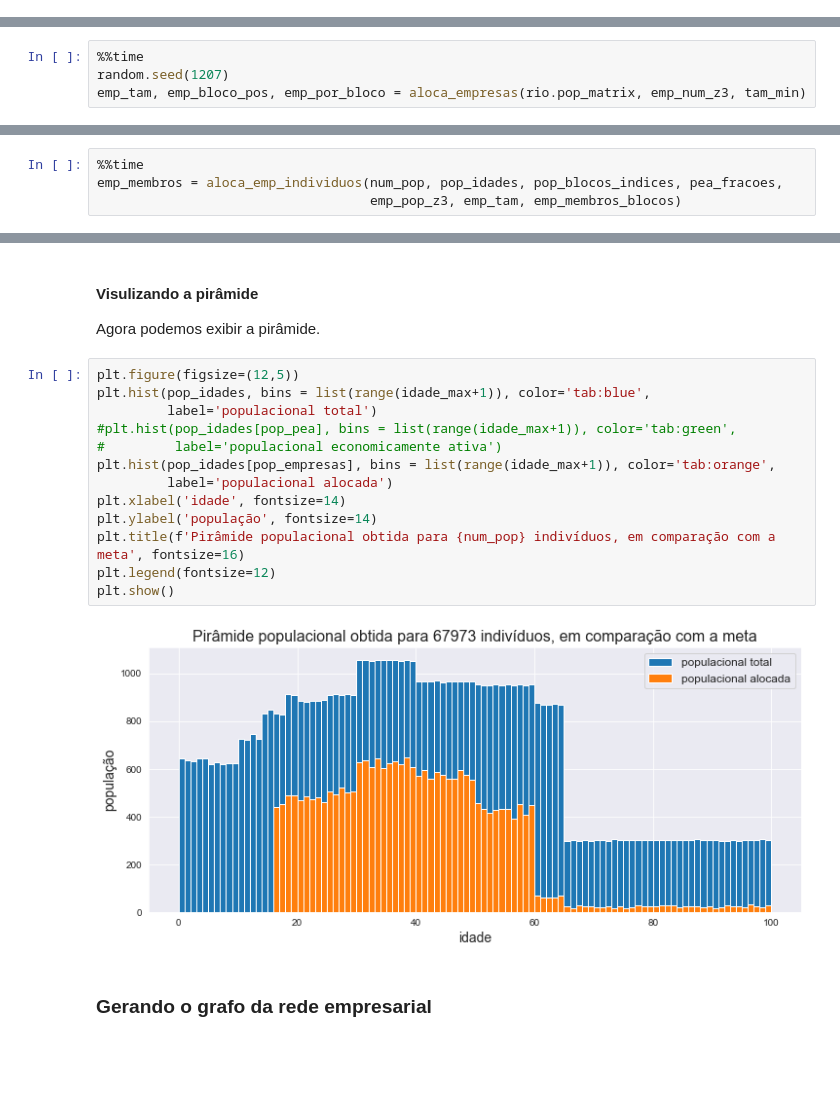
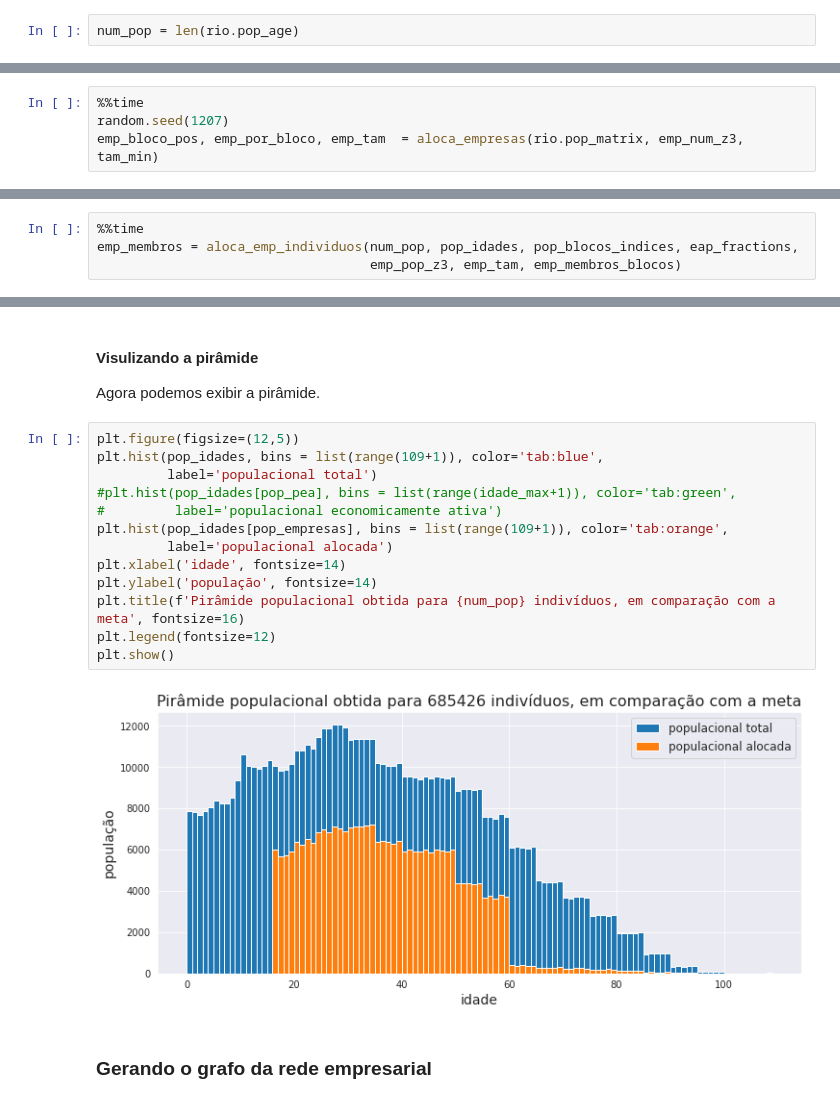
Before and after one commit to ModSiming/EpiSiming, a Jupyter notebook: notebooks/01.08-Rede_Empresas.ipynb, the cells around one changed output, grey strips where cells are left out. Drawn from its saved outputs; the diff is of its cells as text; blank space fills up the shorter version.

```diff
--- a/notebooks/01.08-Rede_Empresas.ipynb
+++ b/notebooks/01.08-Rede_Empresas.ipynb
@@ -302,3 +328,5 @@ Verificar Link
 | 30 to 49 | 47% |
 | 50 to 59 | 16% |
 | 60 + | 8% |
+# %%
+num_pop = len(rio.pop_age)
@@ -622,3 +634,7 @@ def aloca_empresas(pop_por_bloco, emp_num_z3, tam_min):
         emp_por_bloco[loc // 83, loc % 83] += 1
 
     return emp_bloco_pos, emp_por_bloco, emp_tam
+# %%
+%%time
+random.seed(1207)
+emp_bloco_pos, emp_por_bloco, emp_tam  = aloca_empresas(rio.pop_matrix, emp_num_z3, tam_min)
@@ -632,4 +650,0 @@ plt.colorbar()
-# %%
-%%time
-random.seed(1207)
-emp_tam, emp_bloco_pos, emp_por_bloco = aloca_empresas(rio.pop_matrix, emp_num_z3, tam_min)
@@ -894,6 +900,6 @@ def aloca_emp_individuos(num_pop, pop_idades, pop_blocos_indices, pea_fracoes,
     return emp_membros
 # %%
 %%time
-emp_membros = aloca_emp_individuos(num_pop, pop_idades, pop_blocos_indices, pea_fracoes,
+emp_membros = aloca_emp_individuos(num_pop, pop_idades, pop_blocos_indices, eap_fractions,
                                    emp_pop_z3, emp_tam, emp_membros_blocos)
 # %% [output]
@@ -931,19 +941,19 @@ População economicamente ativa: 24121
 Agora podemos exibir a pirâmide.
 # %%
 plt.figure(figsize=(12,5))
-plt.hist(pop_idades, bins = list(range(idade_max+1)), color='tab:blue',
+plt.hist(pop_idades, bins = list(range(109+1)), color='tab:blue',
          label='populacional total')
 #plt.hist(pop_idades[pop_pea], bins = list(range(idade_max+1)), color='tab:green',
 #         label='populacional economicamente ativa')
-plt.hist(pop_idades[pop_empresas], bins = list(range(idade_max+1)), color='tab:orange',
+plt.hist(pop_idades[pop_empresas], bins = list(range(109+1)), color='tab:orange',
          label='populacional alocada')
 plt.xlabel('idade', fontsize=14)
 plt.ylabel('população', fontsize=14)
 plt.title(f'Pirâmide populacional obtida para {num_pop} indivíduos, em comparação com a meta', fontsize=16)
 plt.legend(fontsize=12)
 plt.show()
 # %% [output]
-[figure, old version]
+[figure, new version]
 # %% [markdown]
 ### Gerando o grafo da rede empresarial
 # %%
```
Also changed, not shown: parts of 51 cells of this notebook, 2 other files.
